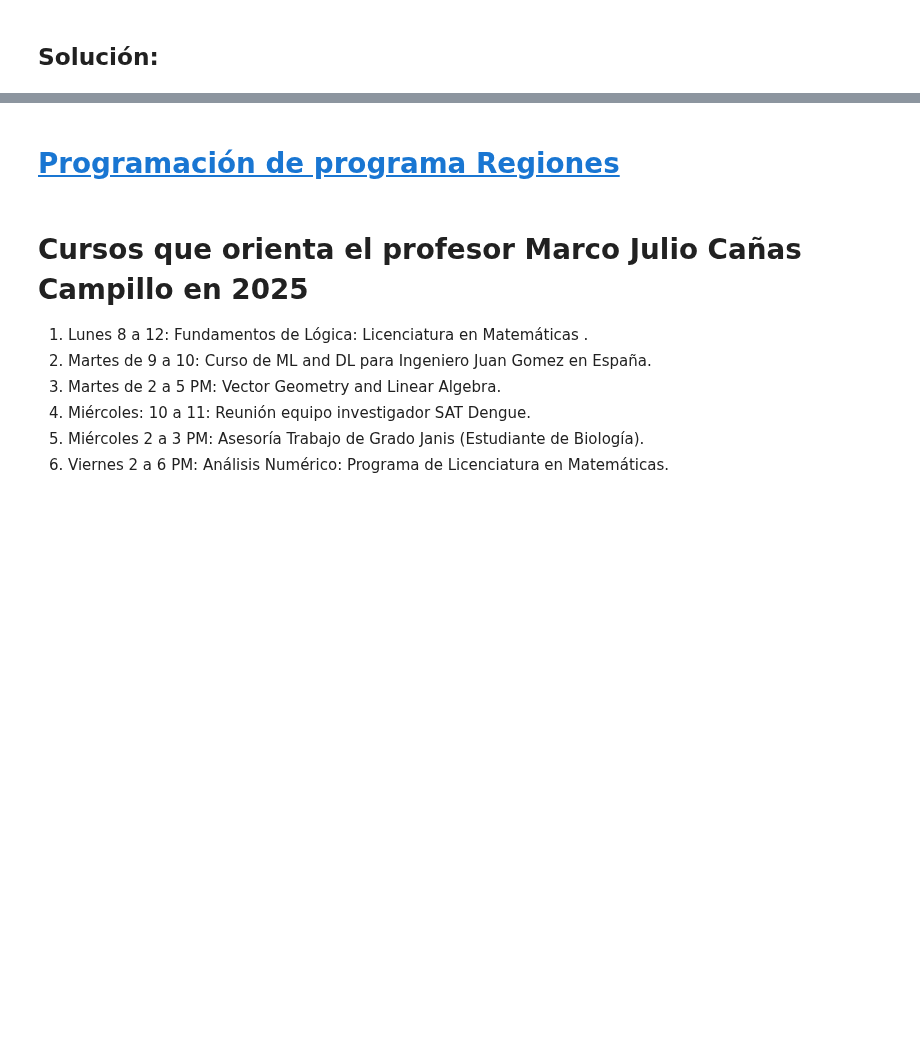
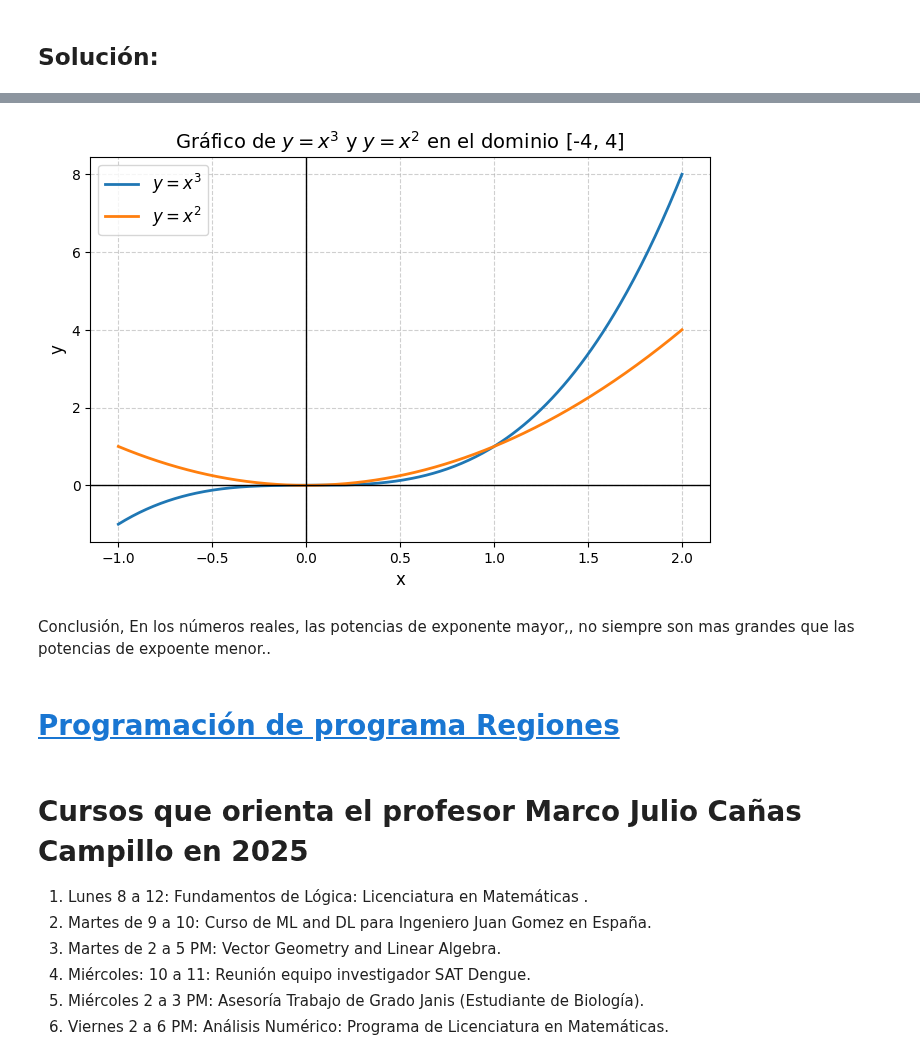
Before and after one commit to marco-canas/algebra_y_trigonometria, a Jupyter notebook: 2_planeacion/1_classes/3_unidad_2_ecuaciones_e_inecuaciones/apendice/4_ejercicios_colaboracion_equipo/ejercicios_repaso_capitulo_2/ejer_43.ipynb, the cells around one changed output, grey strips where cells are left out. Drawn from its saved outputs; the diff is of its cells as text; code cells hidden in the pictures; blank space fills up the shorter version.

```diff
--- a/2_planeacion/1_classes/3_unidad_2_ecuaciones_e_inecuaciones/apendice/4_ejercicios_colaboracion_equipo/ejercicios_repaso_capitulo_2/ejer_43.ipynb
+++ b/2_planeacion/1_classes/3_unidad_2_ecuaciones_e_inecuaciones/apendice/4_ejercicios_colaboracion_equipo/ejercicios_repaso_capitulo_2/ejer_43.ipynb
@@ -268,3 +292,33 @@ $$x^{3} > x^{2}$$
+# %%
+import numpy as np
+import matplotlib.pyplot as plt
+
+# Dominio
+x = np.linspace(-1, 2, 400)
+
+# Funciones
+y1 = x**3
+y2 = x**2
+
+# Gráfico
+plt.figure(figsize=(8, 5))
+plt.plot(x, y1, label=r"$y = x^3$", linewidth=2)
+plt.plot(x, y2, label=r"$y = x^2$", linewidth=2)
+
+# Personalización
+plt.title("Gráfico de $y = x^3$ y $y = x^2$ en el dominio [-4, 4]", fontsize=14)
+plt.xlabel("x", fontsize=12)
+plt.ylabel("y", fontsize=12)
+plt.axhline(0, color='black', linewidth=1)
+plt.axvline(0, color='black', linewidth=1)
+plt.grid(True, linestyle='--', alpha=0.6)
+plt.legend(fontsize=12)
+plt.savefig(r"C:\Users\marco\Downloads\x_cubo_mayor_x_cuadrado.jpg")
+plt.show()
+# %% [output]
+[figure, added]
+# %% [markdown]
+Conclusión, En los números reales, las potencias de exponente mayor,, no siempre son mas grandes que las potencias de expoente menor..
 # %% [markdown]
 # [Programación de programa Regiones](https://lookerstudio.google.com/reporting/44e71da0-d16f-4a51-a51e-d5ae6c19b3f1/page/p_gy4nwf37hd?pli=1)
 # %% [markdown]
```
Also changed, not shown: parts of 4 cells of this notebook, 1 other file.
